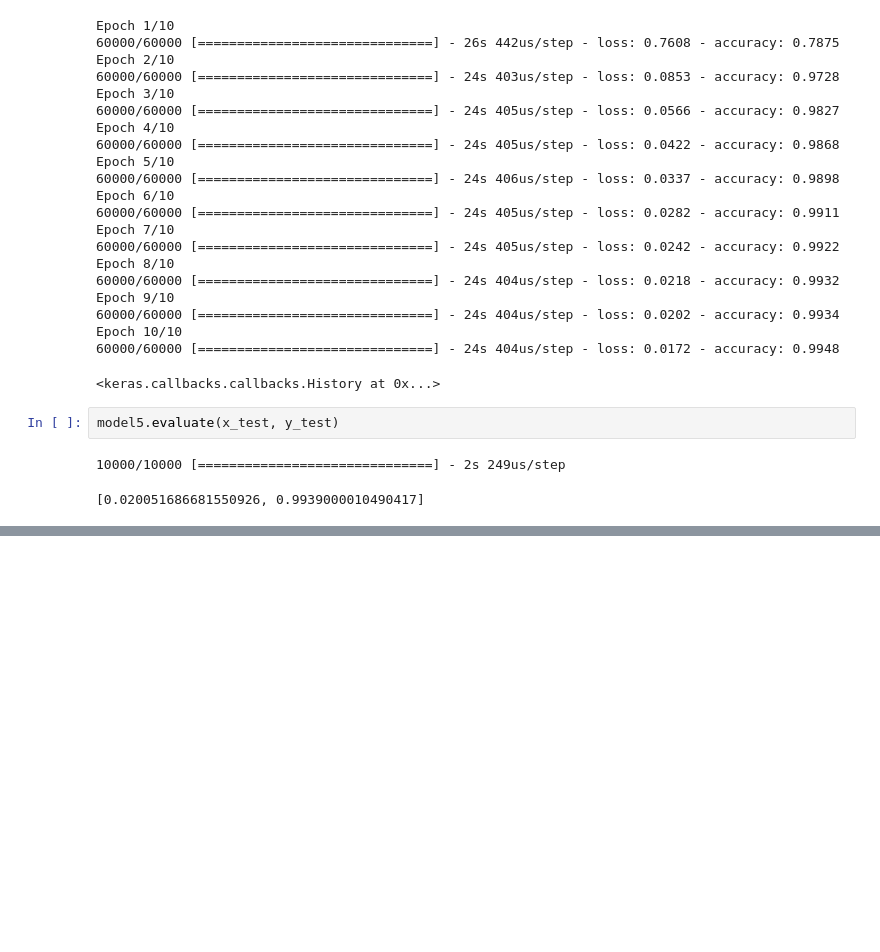
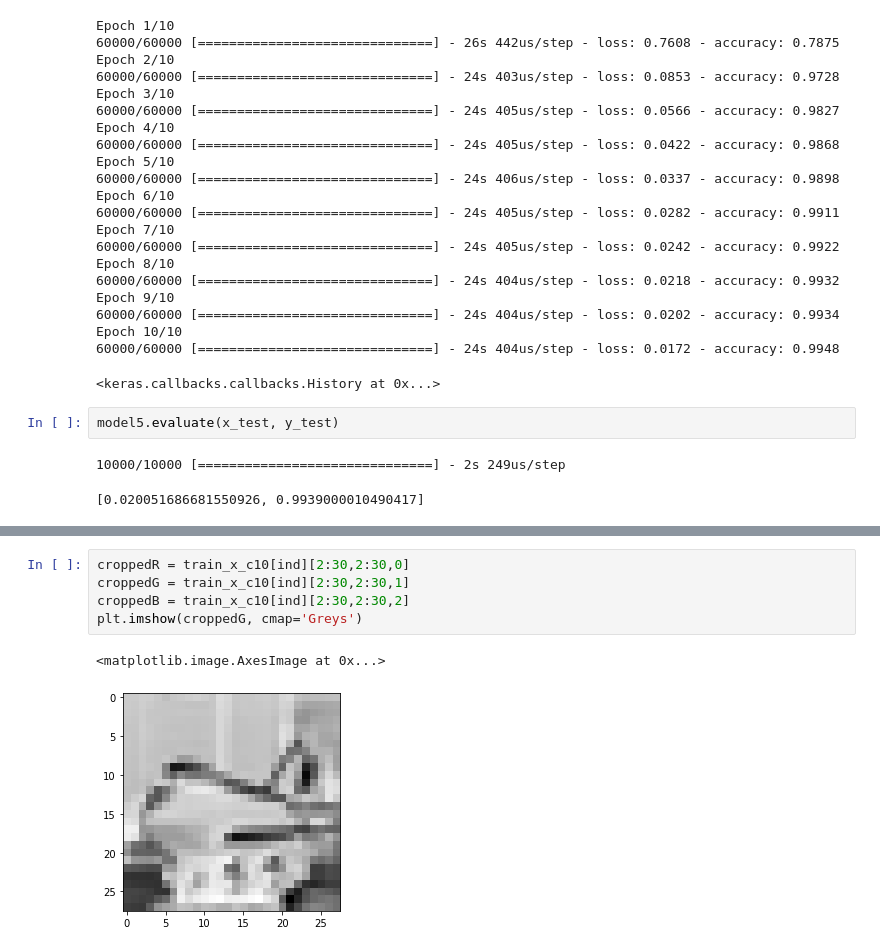
Before and after one commit to SeanScripts/digit-recognizer, a Jupyter notebook: digit_recognizer.ipynb, the cells around one changed output, grey strips where cells are left out. Saved outputs shown, nothing was run; the diff lists cells and outputs as text; blank space fills up the shorter version.

```diff
--- a/digit_recognizer.ipynb
+++ b/digit_recognizer.ipynb
@@ -440,0 +610,8 @@ model6.evaluate(x_test, y_test)
+# %%
+croppedR = train_x_c10[ind][2:30,2:30,0]
+croppedG = train_x_c10[ind][2:30,2:30,1]
+croppedB = train_x_c10[ind][2:30,2:30,2]
+plt.imshow(croppedG, cmap='Greys')
+# %% [output]
+<matplotlib.image.AxesImage at 0x...>
+[figure, added]
```
Also changed, not shown: parts of 34 cells of this notebook.
